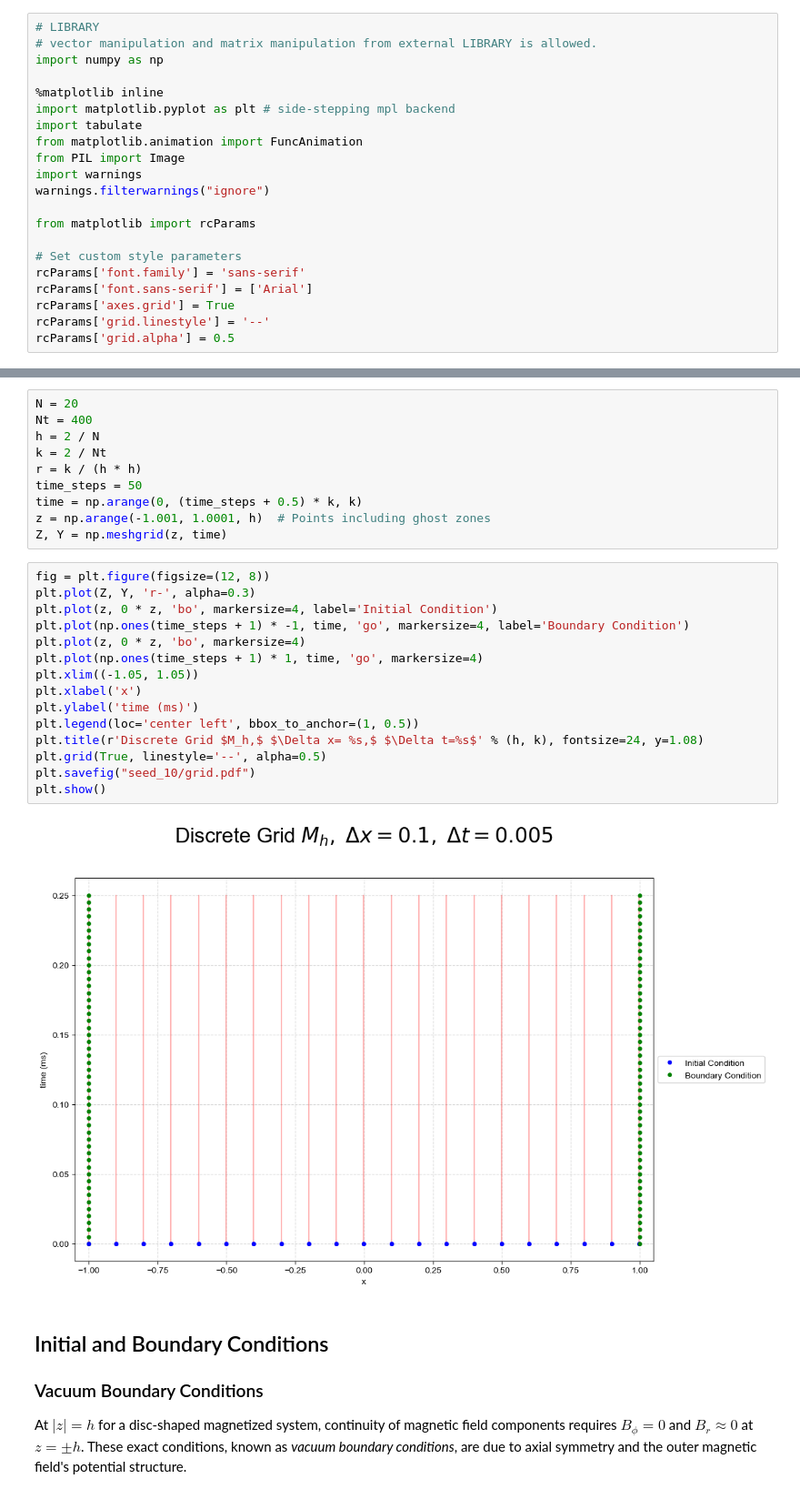
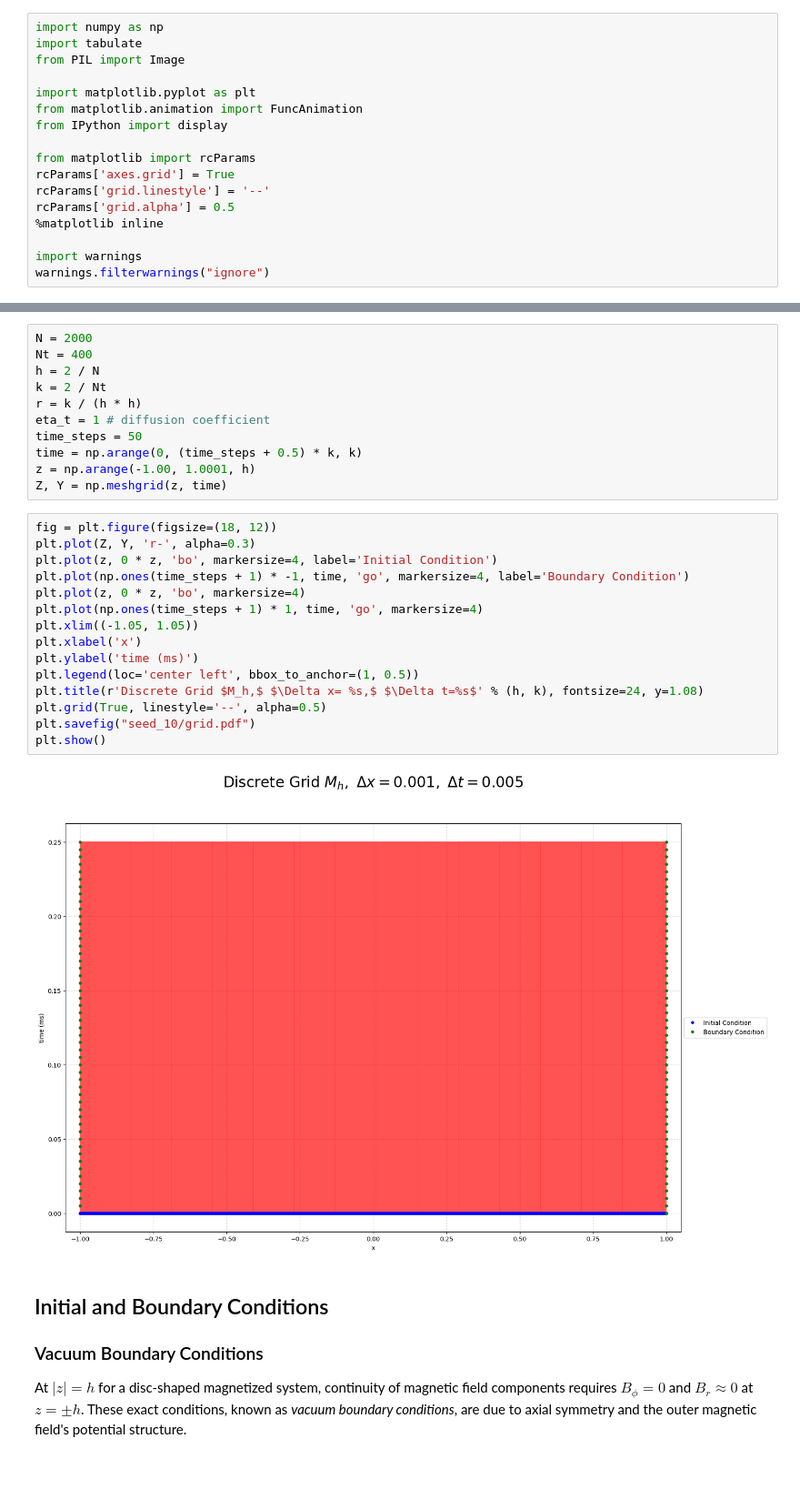
Before and after one commit to SagarPrakashBarad/GalacticDynamos, a Jupyter notebook: Diffusion_Equation_Simulations/z_approximation/Diffusion_Equation_Dirchilet.ipynb, the cells around one changed output, grey strips where cells are left out. Shown at 91% size. Drawn from its saved outputs; the diff is of its cells as text; blank space fills up the shorter version.

```diff
--- a/Diffusion_Equation_Simulations/z_approximation/Diffusion_Equation_Dirchilet.ipynb
+++ b/Diffusion_Equation_Simulations/z_approximation/Diffusion_Equation_Dirchilet.ipynb
@@ -48,22 +17,18 @@ Where $\eta_t$ is currently constant parameter called the magnetic diffusivity.
 # %%
-# LIBRARY
-# vector manipulation and matrix manipulation from external LIBRARY is allowed.
 import numpy as np
+import tabulate
+from PIL import Image
 
-%matplotlib inline
-import matplotlib.pyplot as plt # side-stepping mpl backend
-import tabulate
+import matplotlib.pyplot as plt
 from matplotlib.animation import FuncAnimation
-from PIL import Image
-import warnings
-warnings.filterwarnings("ignore")
+from IPython import display
 
 from matplotlib import rcParams
-
-# Set custom style parameters
-rcParams['font.family'] = 'sans-serif'
-rcParams['font.sans-serif'] = ['Arial']
 rcParams['axes.grid'] = True
 rcParams['grid.linestyle'] = '--'
 rcParams['grid.alpha'] = 0.5
+%matplotlib inline
+
+import warnings
+warnings.filterwarnings("ignore")
 # %% [markdown]
@@ -85,30 +59,31 @@ The Figure below shows the discrete grid points for $N=20$ and $N_t=400$ , the r
 # %%
-N = 20
+N = 2000
 Nt = 400
 h = 2 / N
 k = 2 / Nt
 r = k / (h * h)
+eta_t = 1 # diffusion coefficient
 time_steps = 50
 time = np.arange(0, (time_steps + 0.5) * k, k)
-z = np.arange(-1.001, 1.0001, h)  # Points including ghost zones
+z = np.arange(-1.00, 1.0001, h)
 Z, Y = np.meshgrid(z, time)
 # %%
-fig = plt.figure(figsize=(12, 8))
+fig = plt.figure(figsize=(18, 12))
 plt.plot(Z, Y, 'r-', alpha=0.3)
 plt.plot(z, 0 * z, 'bo', markersize=4, label='Initial Condition')
 plt.plot(np.ones(time_steps + 1) * -1, time, 'go', markersize=4, label='Boundary Condition')
 plt.plot(z, 0 * z, 'bo', markersize=4)
 plt.plot(np.ones(time_steps + 1) * 1, time, 'go', markersize=4)
 plt.xlim((-1.05, 1.05))
 plt.xlabel('x')
 plt.ylabel('time (ms)')
 plt.legend(loc='center left', bbox_to_anchor=(1, 0.5))
 plt.title(r'Discrete Grid $M_h,$ $\Delta x= %s,$ $\Delta t=%s$' % (h, k), fontsize=24, y=1.08)
 plt.grid(True, linestyle='--', alpha=0.5)
 plt.savefig("seed_10/grid.pdf")
 plt.show()
 # %% [output]
-[figure, old version]
+[figure, new version]
 # %% [markdown]
 ## Initial and Boundary Conditions
 
```
Also changed, not shown: parts of 12 cells of this notebook, 37 other files.
